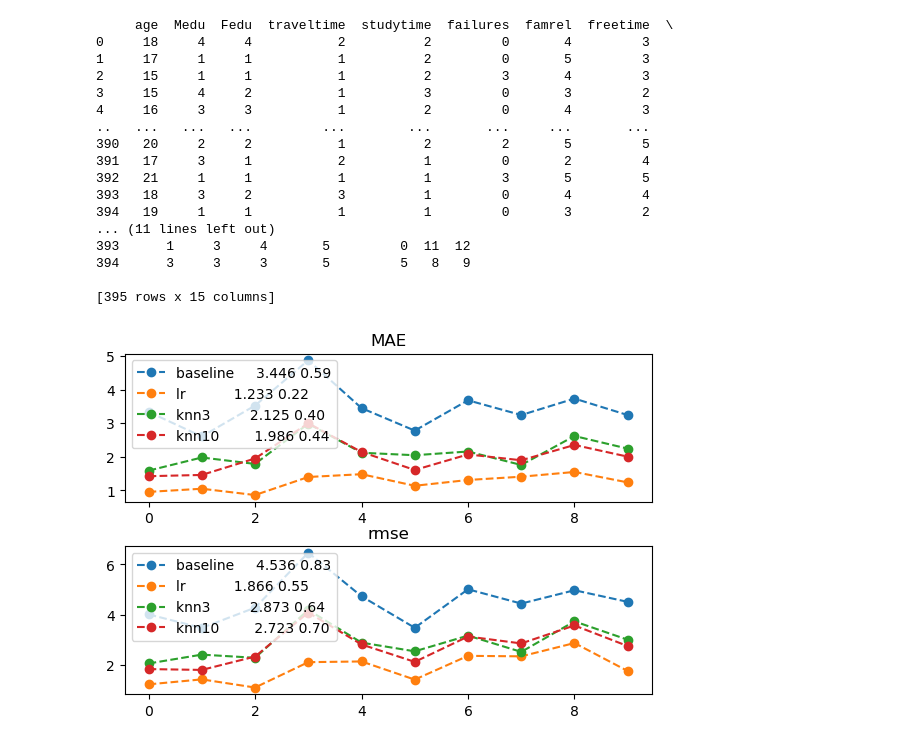
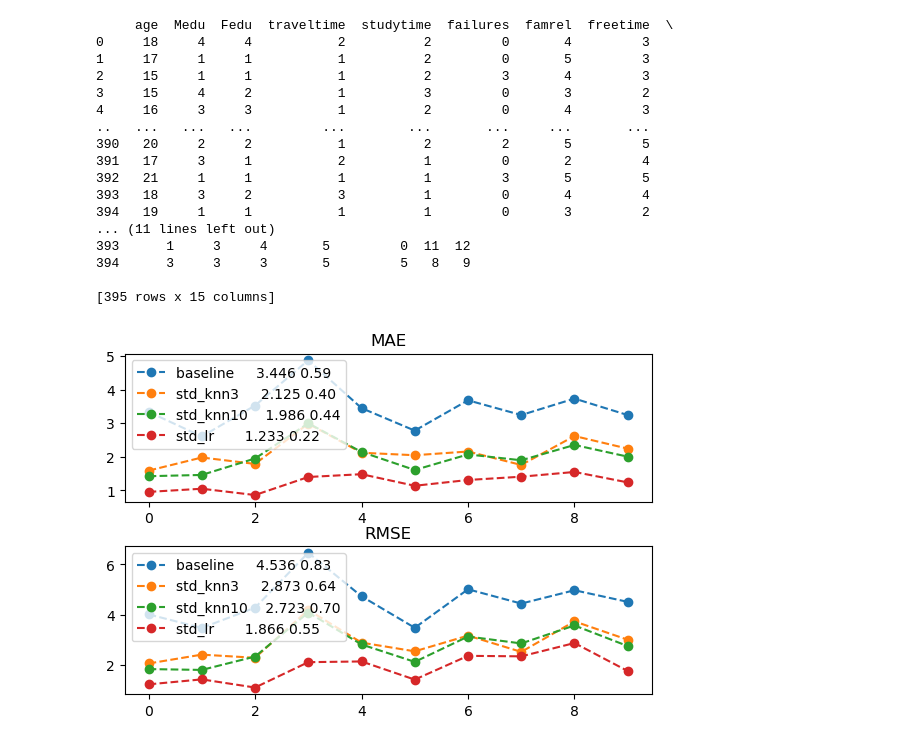
Before and after one commit to ritikb96/MLWPY, a Jupyter notebook: 6_EvaluatingRegressors.ipynb, the cells around one changed output. Saved outputs shown, nothing was run; the diff lists cells and outputs as text; code cells hidden in the pictures.

```diff
--- a/6_EvaluatingRegressors.ipynb
+++ b/6_EvaluatingRegressors.ipynb
@@ -413,46 +413,40 @@ student_tgt = student_df['G3']
 394      3     3     3       5         5   8   9
 
 [395 rows x 15 columns]
-# %%
-scaler = skpre.StandardScaler()
-
-lr = linear_model.LinearRegression()
-knn3  = neighbors.KNeighborsRegressor(n_neighbors = 3)
-knn10 = neighbors.KNeighborsRegressor(n_neighbors = 10)
-
-std_lr_pipe = pipeline.make_pipeline(scaler,lr)
-std_knn3_pipe = pipeline.make_pipeline(scaler,knn3)
-std_knn10_pipe = pipeline.make_pipeline(scaler,knn10)
-
-#lets make some baseline regressors as well
-
-regressors = {
-    "baseline":dummy.DummyRegressor(strategy='mean'),
-    "lr":std_lr_pipe,
-    "knn3":std_knn3_pipe,
-    "knn10":std_knn10_pipe
-
-}
-
-msrs = {
-
-   'MAE':metrics.make_scorer(metrics.mean_absolute_error),
-   'rmse':metrics.make_scorer(rms_error)
-}
-
-fig, axes = plt.subplots(2,1,figsize=(6,4))
-fig.tight_layout()
-
-for mod_name, model in regressors.items():
-    cv_result = skms.cross_validate(model,student_ftrs,student_tgt,scoring = msrs,cv=10)
-
-
-    for ax, msr in zip(axes,msrs):
-        msr_results = cv_result["test_"+ msr]
-
-        my_lbl = "{:12s} {:.3f} {:.2f}".format(mod_name, msr_results.mean(), msr_results.std())
-        ax.plot(msr_results,'o--', label=my_lbl)
-        ax.set_title(msr)
-        ax.legend()
-# %% [output]
-[figure, removed]
+# %%
+scaler = skpre.StandardScaler()
+
+lr  = linear_model.LinearRegression()
+knn_3 = neighbors.KNeighborsRegressor(n_neighbors=3)
+knn_10 =  neighbors.KNeighborsRegressor(n_neighbors=10)
+
+std_lr_pipe  = pipeline.make_pipeline(scaler, lr)
+std_knn3_pipe  = pipeline.make_pipeline(scaler, knn_3)
+std_knn10_pipe  = pipeline.make_pipeline(scaler, knn_10)
+
+# mean with/without Standardization should give same results
+regressors = {'baseline'  : dummy.DummyRegressor(strategy='mean'),
+              'std_knn3'  : std_knn3_pipe,
+              'std_knn10' : std_knn10_pipe,
+              'std_lr'    : std_lr_pipe}
+
+msrs = {'MAE'  : metrics.make_scorer(metrics.mean_absolute_error),
+        'RMSE' : metrics.make_scorer(rms_error)}
+
+fig, axes = plt.subplots(2, 1, figsize=(6,4))
+fig.tight_layout()
+for mod_name, model in regressors.items():
+    cv_results = skms.cross_validate(model,
+                                     student_ftrs, student_tgt,
+                                     scoring = msrs, cv=10)
+
+    for ax, msr in zip(axes, msrs):
+        msr_results = cv_results["test_" + msr]
+        my_lbl = "{:12s} {:.3f} {:.2f}".format(mod_name,
+                                               msr_results.mean(),
+                                               msr_results.std())
+        ax.plot(msr_results, 'o--', label=my_lbl)
+        ax.set_title(msr)
+        ax.legend()
+# %% [output]
+[figure, added]
```
Also changed, not shown: parts of 10 cells of this notebook.
